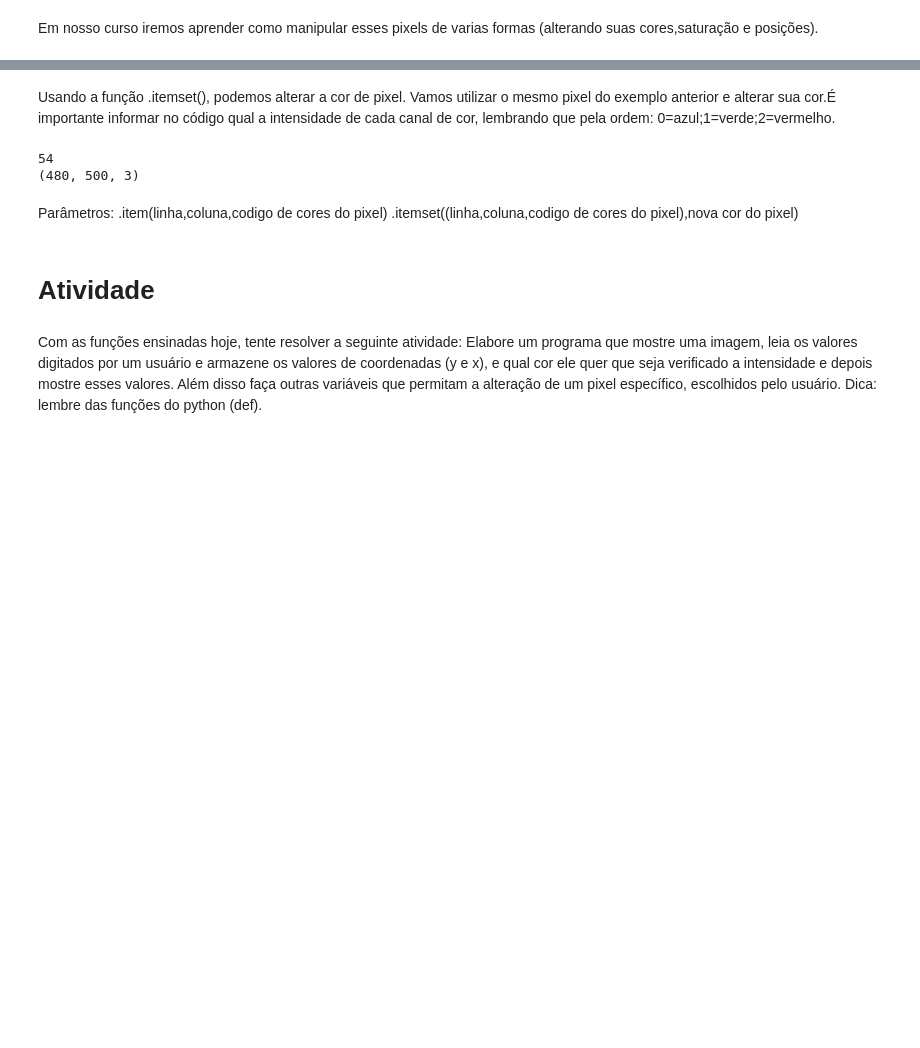
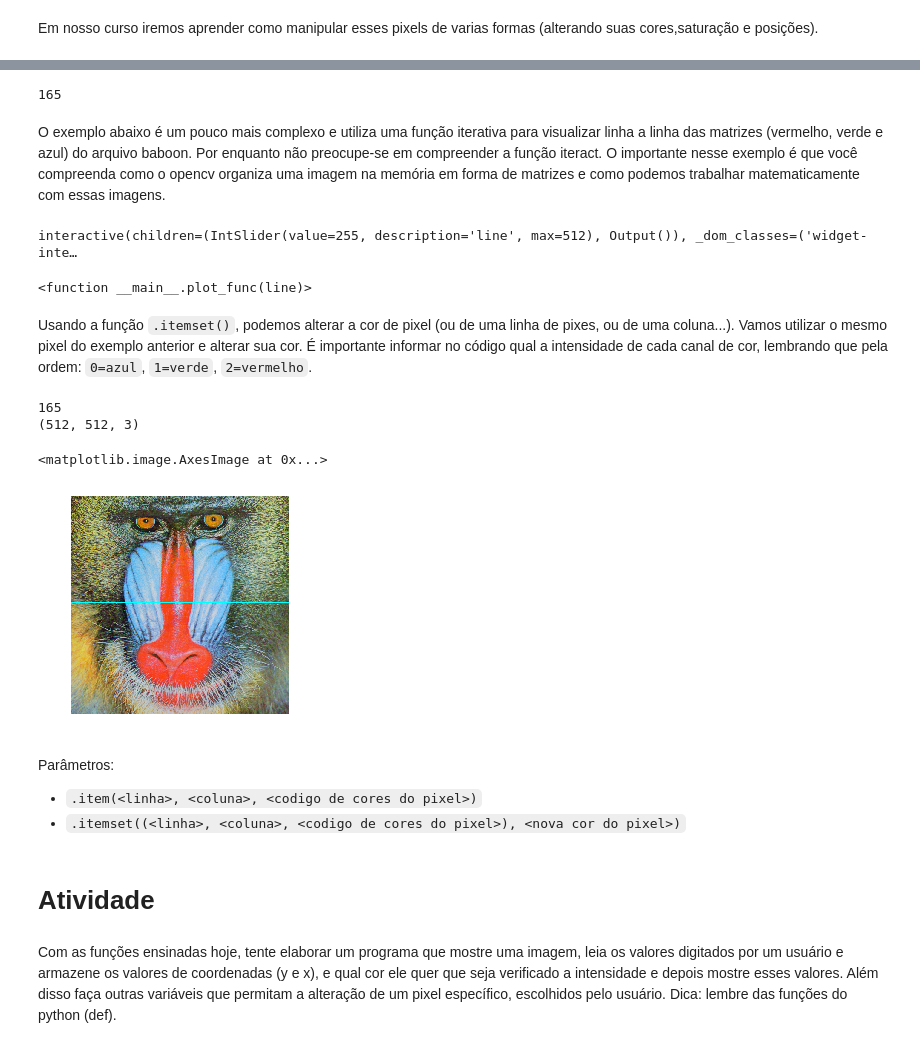
Before and after one commit to Musashiap/UFPBotsAulas, a Jupyter notebook: aula01.ipynb, the cells around one changed output, grey strips where cells are left out. Saved outputs shown, nothing was run; the diff lists cells and outputs as text; code cells hidden in the pictures; blank space fills up the shorter version.

```diff
--- a/aula01.ipynb
+++ b/aula01.ipynb
@@ -72,25 +89,65 @@ cv2.destroyAllWindows()
+# %%
+###
+# Por exemplo o comando abaixo utiliza a função print
+# para mostrar a intensidade de cor do pixel x=147, y=109
+# da matriz de cor verde (2)
+###
+
+print(img.item(147,109,2))
+# %% [output]
+165
+# %% [markdown]
+O exemplo abaixo é um pouco mais complexo e utiliza uma função iterativa para visualizar linha a linha das matrizes (vermelho, verde e azul) do arquivo baboon. Por enquanto não preocupe-se em compreender a função iteract. O importante nesse exemplo é que você compreenda como o opencv organiza uma imagem na memória em forma de matrizes e como podemos trabalhar matematicamente com essas imagens.
+# %%
+from ipywidgets import interact#, interactive, fixed, interact_manual
+import ipywidgets as widgets
+
+img = cv2.imread("baboon.png")
+
+def plot_func(line):
+    y = img[line,:,:]
+
+    # mostra linha da matriz vermelha
+    plt.subplot(3, 1, 1)
+    plt.plot(y[:,0], color='red')
+    plt.axis("off")
+
+    # mostra linha da matriz verde
+    plt.subplot(3, 1, 2)
+    plt.plot(y[:,1], color='green')
+    plt.axis("off")
+
+    # mostra linha da matriz azul
+    plt.subplot(3, 1, 3)
+    plt.plot(y[:,2], color='blue')
+    plt.axis("off")
+
+interact(plot_func, line=widgets.IntSlider(min=0,max=511,step=1,value=255))
+# %% [output]
+interactive(children=(IntSlider(value=255, description='line', max=512), Output()), _dom_classes=('widget-inte…
+<function __main__.plot_func(line)>
 # %% [markdown]
-Usando a função .itemset(), podemos alterar a cor de pixel. Vamos utilizar o mesmo pixel do exemplo anterior e alterar sua cor.É importante informar no código qual a intensidade de cada canal de cor, lembrando que pela ordem: 0=azul;1=verde;2=vermelho.
+Usando a função `.itemset()`, podemos alterar a cor de pixel (ou de uma linha de pixes, ou de uma coluna...). Vamos utilizar o mesmo pixel do exemplo anterior e alterar sua cor. É importante informar no código qual a intensidade de cada canal de cor, lembrando que pela ordem: `0=azul`, `1=verde`, `2=vermelho`.
 # %%
-img = cv2.imread("baboon.bmp")
+img = cv2.imread("baboon.png")
 print(img.item(147,109,2))
 print(img.shape)
-img.itemset((410,290,0),150)
-img.itemset((410,290,1),0)
-img.itemset((410,290,2),0)
-cv2.imshow("MM",img)
-cv2.imwrite("baboon.jpeg",img)
-cv2.waitKey(0)
-cv2.destroyAllWindows()
+for x in range(0,511): img.itemset((250,x,0),255)
+for x in range(0,511): img.itemset((250,x,1),255)
+for x in range(0,511): img.itemset((250,x,2),0)
+plt.axis("off")
+plt.imshow(cv2.cvtColor(img, cv2.COLOR_BGR2RGB))
 # %% [output]
-54
-(480, 500, 3)
+165
+(512, 512, 3)
+<matplotlib.image.AxesImage at 0x...>
+[figure, added]
 # %% [markdown]
-Parâmetros: .item(linha,coluna,codigo de cores do pixel)
-            .itemset((linha,coluna,codigo de cores do pixel),nova cor do pixel)
+Parâmetros:
+* `.item(<linha>, <coluna>, <codigo de cores do pixel>)`
+* `.itemset((<linha>, <coluna>, <codigo de cores do pixel>), <nova cor do pixel>)`
 # %% [markdown]
 # Atividade
 # %% [markdown]
-Com as funções ensinadas hoje, tente resolver a seguinte atividade:
-Elabore um programa que mostre uma imagem, leia os valores digitados por um usuário e armazene os valores de coordenadas (y e x), e qual cor ele quer que seja verificado a intensidade e depois mostre esses valores. Além disso faça outras variáveis que permitam a alteração de um pixel específico, escolhidos pelo usuário.
+Com as funções ensinadas hoje, tente elaborar um programa que mostre uma imagem, leia os valores digitados por um usuário e armazene os valores de coordenadas (y e x), e qual cor ele quer que seja verificado a intensidade e depois mostre esses valores. Além disso faça outras variáveis que permitam a alteração de um pixel específico, escolhidos pelo usuário.
 Dica: lembre das funções do python (def).
```
Also changed, not shown: parts of 25 cells of this notebook, 7 other files.
